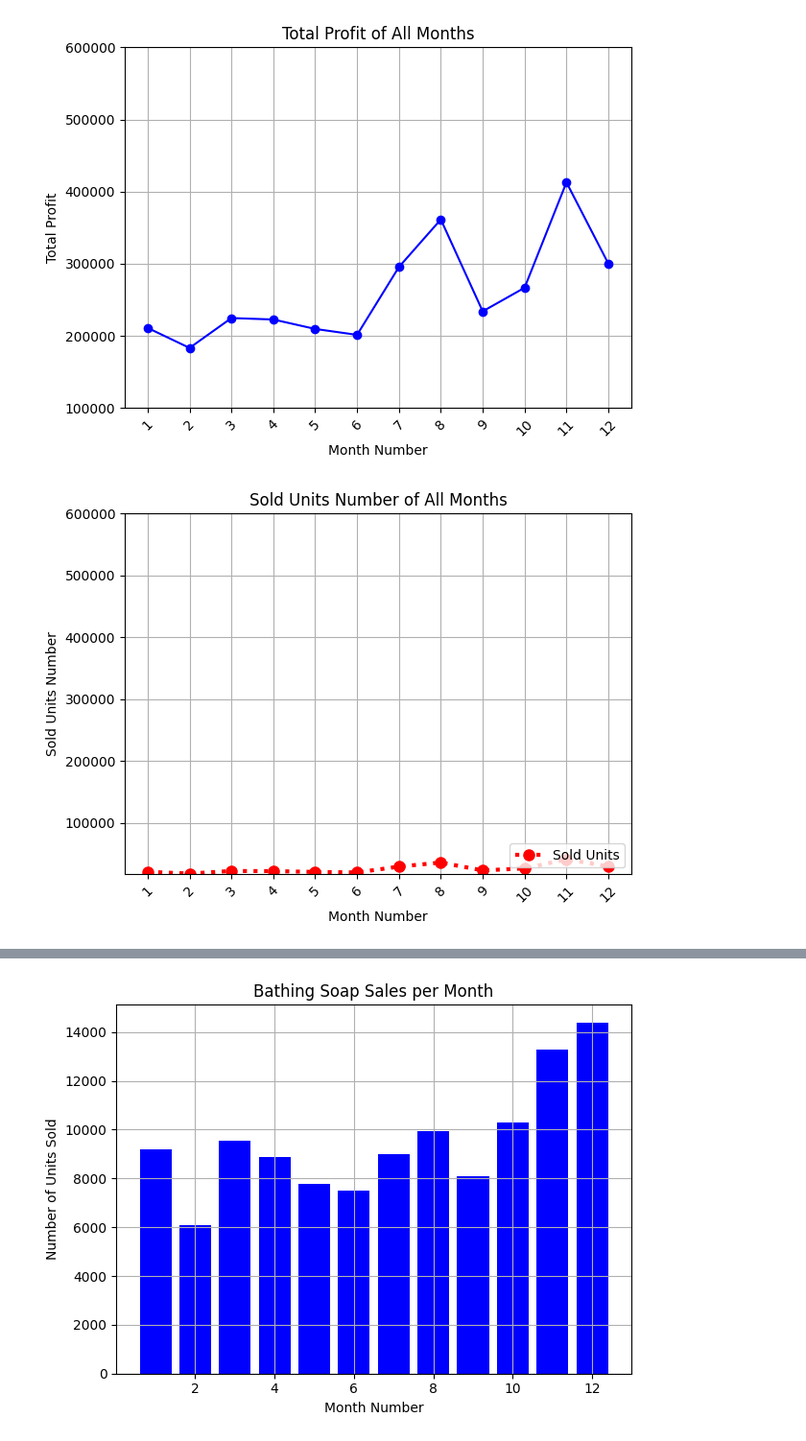
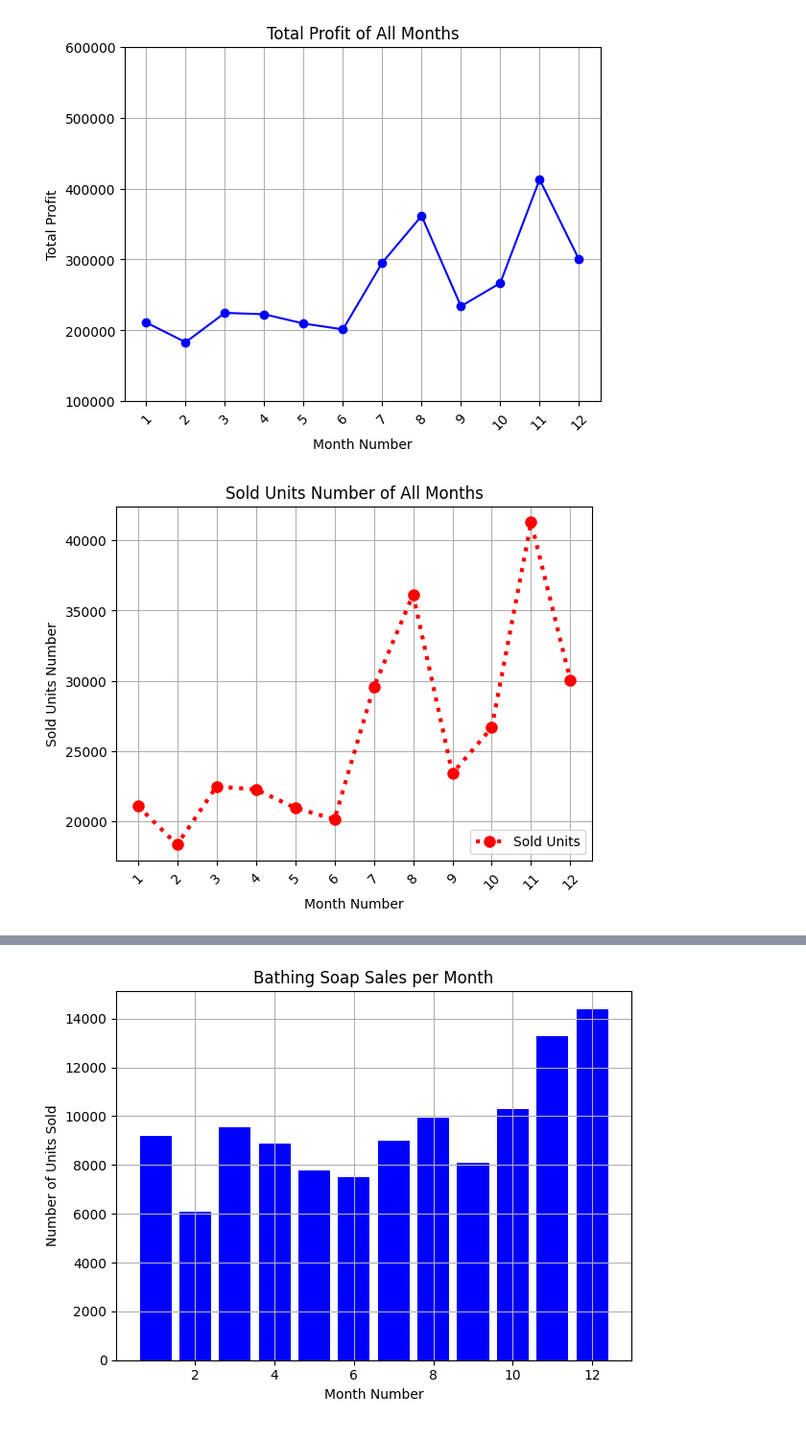
Before and after one commit to Hackerdude374/CS245-Lab-Assignments, a Jupyter notebook: lab6.ipynb, the cells around one changed output, grey strips where cells are left out. Shown at 96% size. Cells and saved outputs as stored; diff of their text form; code cells hidden in the pictures.

```diff
--- a/lab6.ipynb
+++ b/lab6.ipynb
@@ -8,69 +29,63 @@
 # The line plot graph should look like this.import matplotlib.pyplot as plt
 import pandas as pd
 
-# Read the CSV fie
+import matplotlib.pyplot as plt
+
 df = pd.read_csv("company_sales_data.csv")
 
-# Extracting data for plotting
 months = df['month_number']
 total_profit = df['total_profit']
 
-# Creating the line plot
 plt.plot(months, total_profit, marker='o', color='b', linestyle='-')
-
-# Adding labels and title
+# ● X label name = Month Number
+# ● Y label name = Total profit
 plt.xlabel('Month Number')
 plt.ylabel('Total Profit')
+
 plt.title('Total Profit of All Months')
-
-# Set tick locations and labels for x-axis
 plt.xticks(range(1, 13, 1), rotation=45)
-
-# Set tick locations and labels for y-axis
 plt.yticks(range(100000, 600001, 100000))
-
-# Displaying the plot
-plt.grid(True)           # Add gridlines
-plt.tight_layout()       # Adjust layout to prevent clipping of labels
+plt.grid(True)
 plt.show()
 # %% [output]
-[figure, old version]
+[figure, new version]
 # %%
+import matplotlib.pyplot as plt
+import pandas as pd
 
 # Exercise 2: Get total profit of all months and show line plot with the following Style properties
 # Generated line plot must include following Style properties: –
 # Line Style dotted and Line-color should be red
 # Show legend at the lower right location.
 # X label name = Month Number
 # Y label name = Sold units number
 # Add a circle marker.
 # Line marker color as read
 # Line width should be 3
 # The line plot graph should look like this.
-import matplotlib.pyplot as plt
-import pandas as pd
-
-df = pd.read_csv("company_sales_data.csv")
 
 months = df['month_number']
 sold_units = df['total_units']
 
+# Generated line plot must include following Style properties: –
+# Line Style dotted and Line-color should be red
+# Add a circle marker.
+# Line marker color as read
+# Line width should be 3
 plt.plot(months, sold_units, linestyle='dotted', color='red', marker='o', markersize=8, markerfacecolor='red', linewidth=3, label='Sold Units')
+plt.xlabel('Month Number')  # X label name = Month Number
+plt.ylabel('Sold Units Number')  # Y label name = Sold units number
+plt.title('Sold Units Number of All Months')  # Title
 
-plt.xlabel('Month Number')
-plt.ylabel('Sold Units Number')
-plt.title('Sold Units Number of All Months')
-
+# Show legend at the lower right location.
 plt.legend(loc='lower right')
 
 plt.xticks(range(1, 13, 1), rotation=45)
-plt.yticks(range(100000, 600001, 100000))
 
 plt.grid(True)
-plt.tight_layout()
 plt.show()
 # %% [output]
-[figure, old version]
+[figure, new version]
 # %%
 
 # Exercise 3: Read all product sales data and show it  using a multiline plot
```
Also changed, not shown: parts of 9 cells of this notebook, 38 other files.
